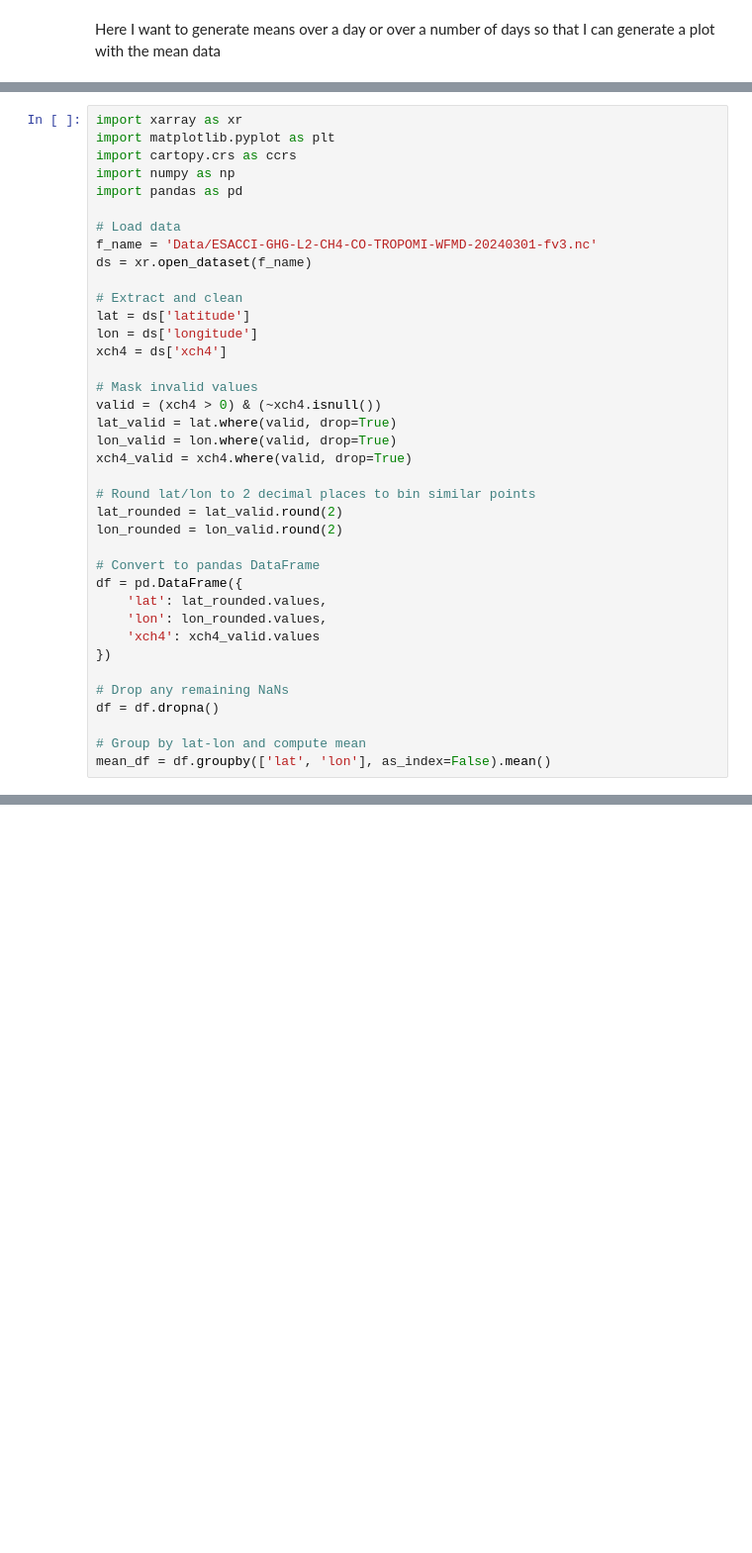
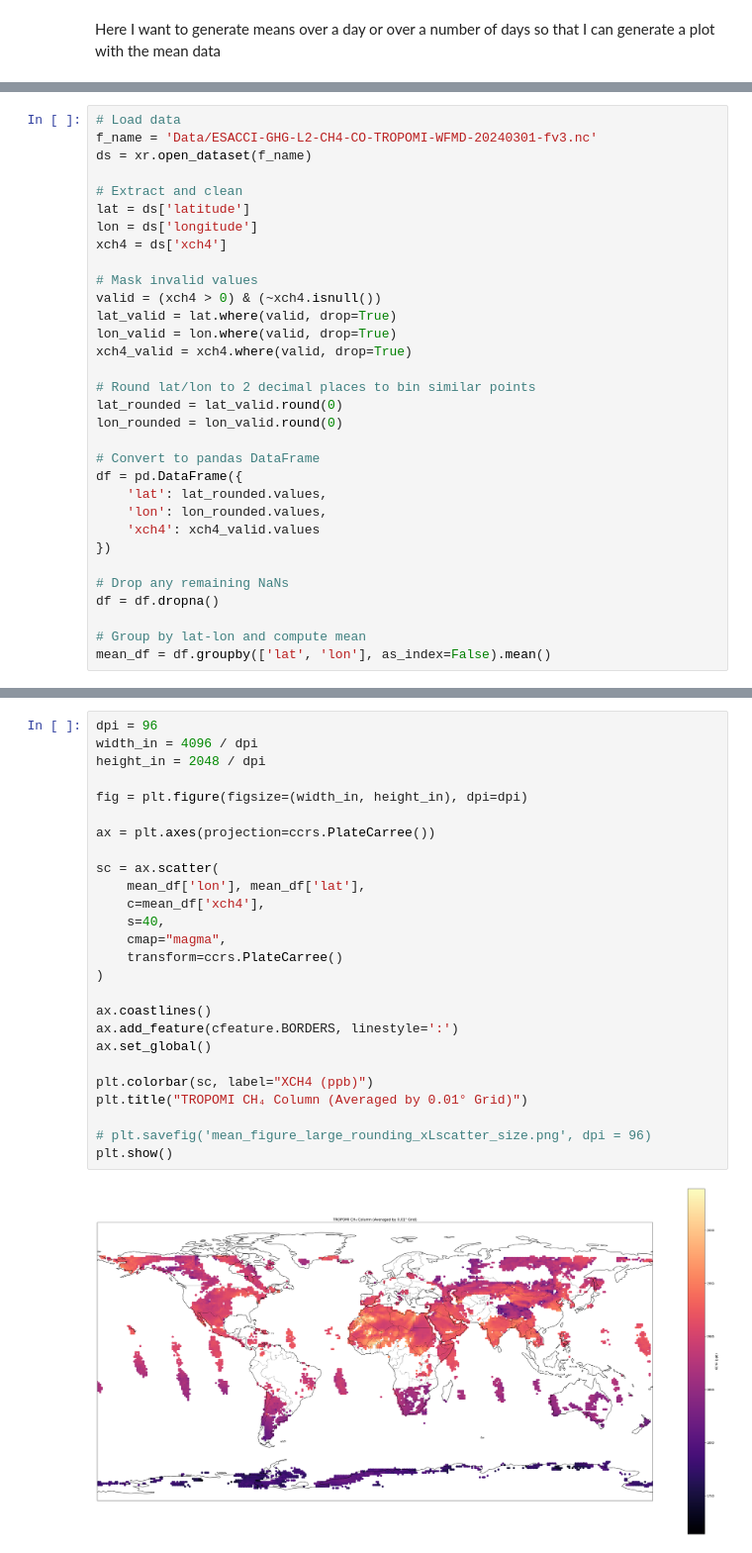
Before and after one commit to Laprama/Climate_Data_Visualisation, a Jupyter notebook: 03_Tropomi_Data_Mean_Calculation.ipynb, the cells around one changed output, grey strips where cells are left out. Shown at 99% size. Cells and saved outputs as stored; diff of their text form; blank space fills up the shorter version.

Commit message:
Completed experimentation on mean calculations and grid resolution for plotting

```diff
--- a/03_Tropomi_Data_Mean_Calculation.ipynb
+++ b/03_Tropomi_Data_Mean_Calculation.ipynb
@@ -31,10 +22,4 @@ lon_rounded = lon_valid.round(2)
 # %%
-import xarray as xr
-import matplotlib.pyplot as plt
-import cartopy.crs as ccrs
-import numpy as np
-import pandas as pd
-
 # Load data
 f_name = 'Data/ESACCI-GHG-L2-CH4-CO-TROPOMI-WFMD-20240301-fv3.nc'
 ds = xr.open_dataset(f_name)
@@ -51,8 +36,8 @@ lon_valid = lon.where(valid, drop=True)
 xch4_valid = xch4.where(valid, drop=True)
 
 # Round lat/lon to 2 decimal places to bin similar points
-lat_rounded = lat_valid.round(2)
-lon_rounded = lon_valid.round(2)
+lat_rounded = lat_valid.round(0)
+lon_rounded = lon_valid.round(0)
 
 # Convert to pandas DataFrame
 df = pd.DataFrame({
@@ -68,0 +72,28 @@ mean_df = df.groupby(['lat', 'lon'], as_index=False).mean()
+# %%
+dpi = 96
+width_in = 4096 / dpi
+height_in = 2048 / dpi
+
+fig = plt.figure(figsize=(width_in, height_in), dpi=dpi)
+
+ax = plt.axes(projection=ccrs.PlateCarree())
+
+sc = ax.scatter(
+    mean_df['lon'], mean_df['lat'],
+    c=mean_df['xch4'],
+    s=40,
+    cmap="magma",
+    transform=ccrs.PlateCarree()
+)
+
+ax.coastlines()
+ax.add_feature(cfeature.BORDERS, linestyle=':')
+ax.set_global()
+
+plt.colorbar(sc, label="XCH4 (ppb)")
+plt.title("TROPOMI CH₄ Column (Averaged by 0.01° Grid)")
+
+# plt.savefig('mean_figure_large_rounding_xLscatter_size.png', dpi = 96)
+plt.show()
+# %% [output]
+[figure, added]
```
Also changed, not shown: parts of 9 cells of this notebook, 6 other files.
